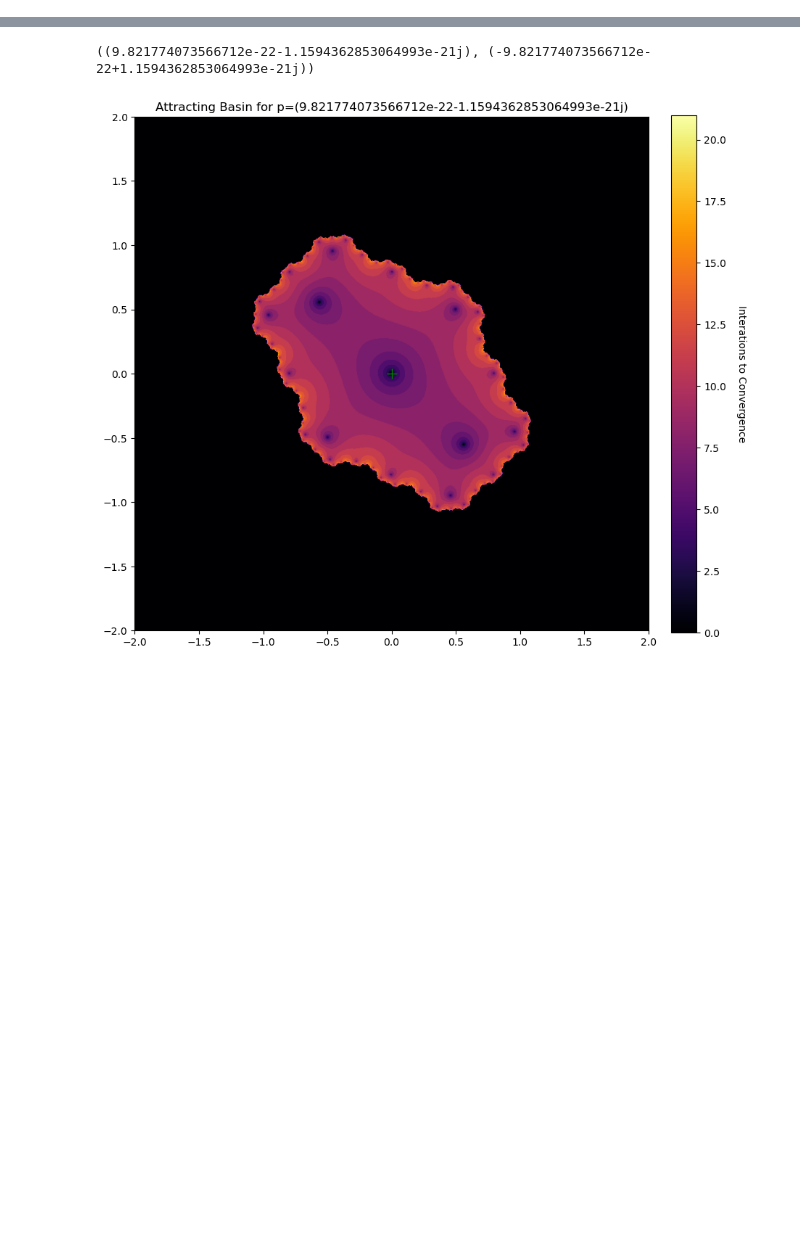
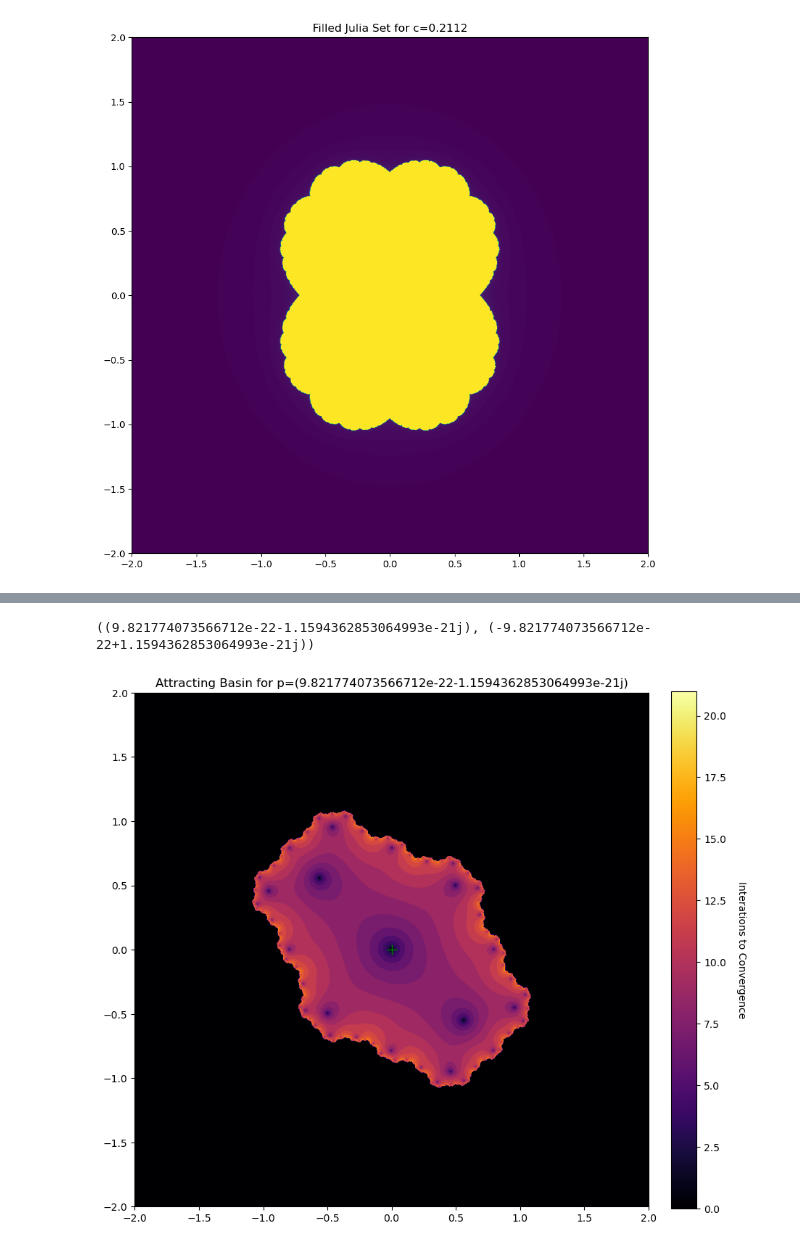
Before and after one commit to seeingquietjohn/holodyn, a Jupyter notebook: basins.ipynb, the cells around one changed output, grey strips where cells are left out. Cells and saved outputs as stored; diff of their text form; code cells hidden in the pictures; blank space fills up the shorter version.

```diff
--- a/basins.ipynb
+++ b/basins.ipynb
@@ -78,3 +142,9 @@ def plot_basin_cubic(basin, attractor, bounds=2.0):
     cbar.set_label('Interations to Convergence', rotation=270, labelpad=20)
 
     plt.show()
+# %%
+c = 0.2112
+fj = K_quadratic(c, max_iter = 128)
+plot_K(fj, c)
+# %% [output]
+[figure, added]
```
Also changed, not shown: parts of 3 cells of this notebook, 1 other file.
